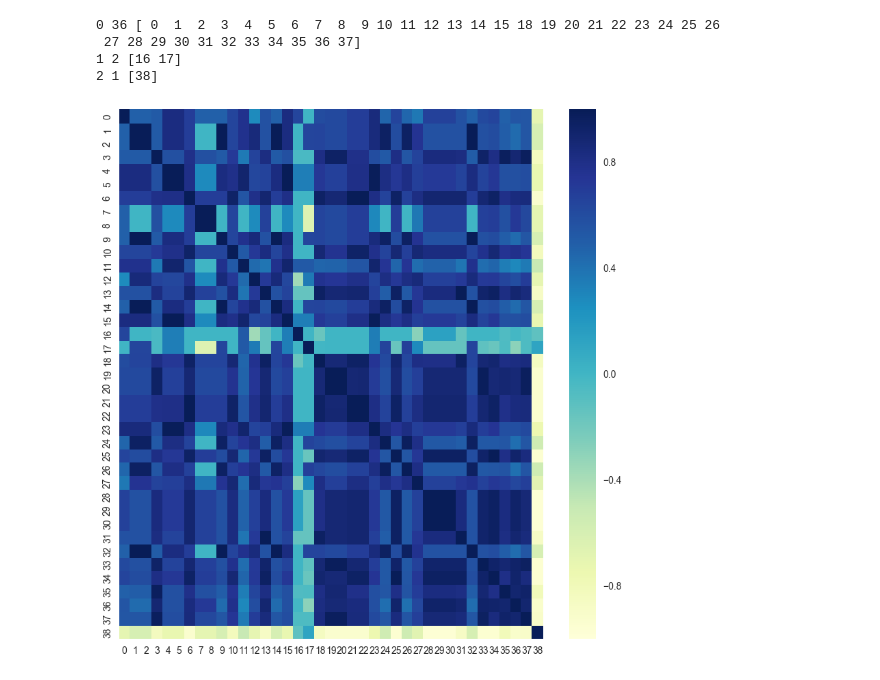
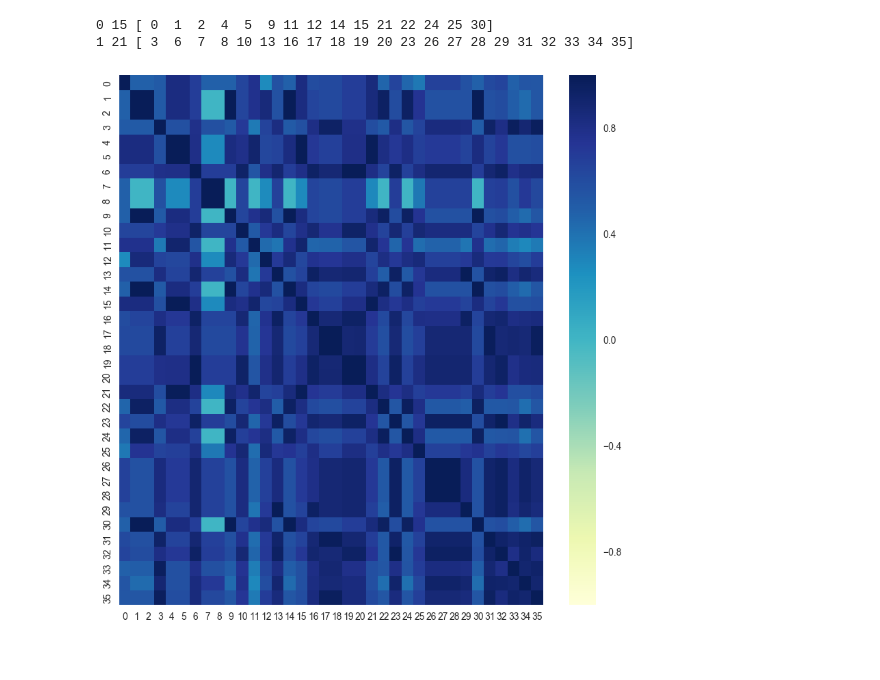
Before and after one commit to Nk173/arm_sourcecode, a Jupyter notebook: IM_rank_correlations.ipynb, the cells around one changed output. Cells and saved outputs as stored; diff of their text form; code cells hidden in the pictures.

Commit message:
mapping measures with indices

```diff
--- a/IM_rank_correlations.ipynb
+++ b/IM_rank_correlations.ipynb
@@ -324,6 +365,9 @@ class ranks(object):
         plt.figure(figsize=(10,10));
         hierarchy.dendrogram(self.cluster, orientation='right', color_threshold=1);
         plt.show();
+
+    def remove_outliers(self, indices):
+        self.ranks = np.delete(arr=self.ranks, obj=indices, axis=1);
 # %%
 def generate_contingency_tables(vals):
     tables = np.zeros(shape=(vals.size**4,4));
@@ -338,35 +382,35 @@ def generate_contingency_tables(vals):
 # %%
 vals = np.array([1,2,11,100,1000,10000]);
 
 #generates contingency tables with all f_ij's taking all possibile values in 'vals' array
 tables = generate_contingency_tables(vals);
 
 #number of measures being computed
 n_measures = 39;
 
 #initialize the scores matrix
 scores_matrix = np.zeros(shape=(1296,n_measures));
 
 # computes scores for each table and updates the scores matrix
 for idx,table in enumerate(tables):
     t = contingency_table(table, n_measures);
     t.compute_scores();
     scores_matrix[idx] = t.scores;
 
 #computes the ranks class with the given scores
 ranks_matrix = ranks(scores_matrix)
 
+ranks_matrix.remove_outliers([measures['implication_index'], measures['coverage'], measures['prevalence']]);
+
 ## Clustering
-n_clusters = 3
+n_clusters = 2
 
 #prints indices of the measures in each cluster
 ranks_matrix.form_clusters(n_clusters);
 
 #plots the heatmap for the spearman correlation matrix and dendrogram derived from spearman correlations
 ranks_matrix.visualize();
 # %% [output]
-0 36 [ 0  1  2  3  4  5  6  7  8  9 10 11 12 13 14 15 18 19 20 21 22 23 24 25 26
- 27 28 29 30 31 32 33 34 35 36 37]
-1 2 [16 17]
-2 1 [38]
+0 15 [ 0  1  2  4  5  9 11 12 14 15 21 22 24 25 30]
+1 21 [ 3  6  7  8 10 13 16 17 18 19 20 23 26 27 28 29 31 32 33 34 35]
-[figure, old version]
+[figure, new version]
```
Also changed, not shown: parts of 2 cells of this notebook.
